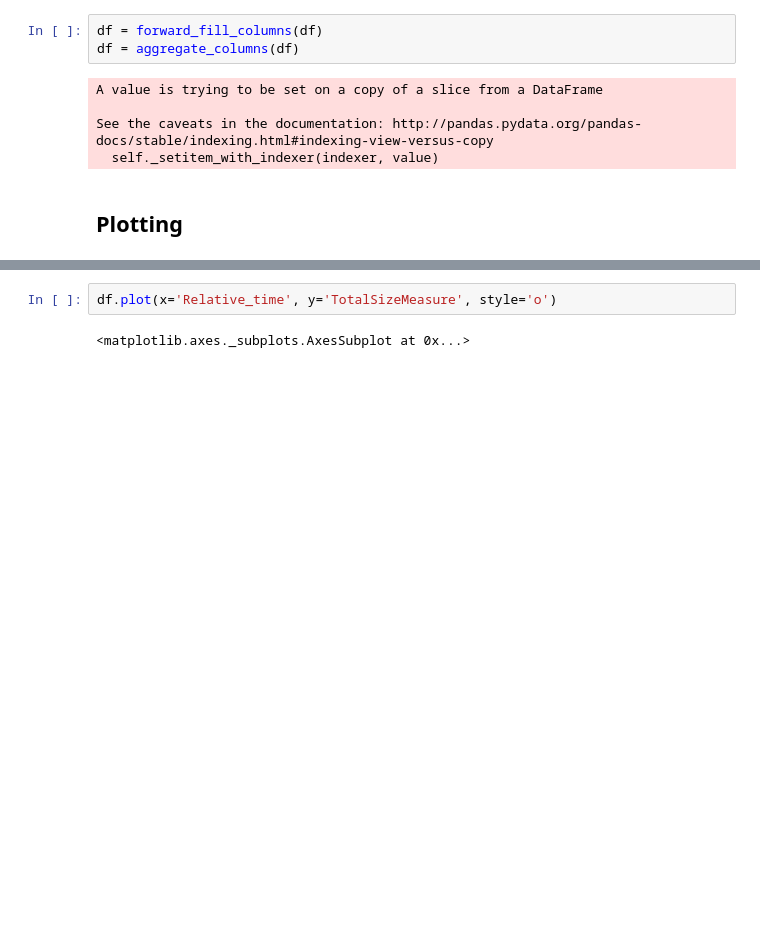
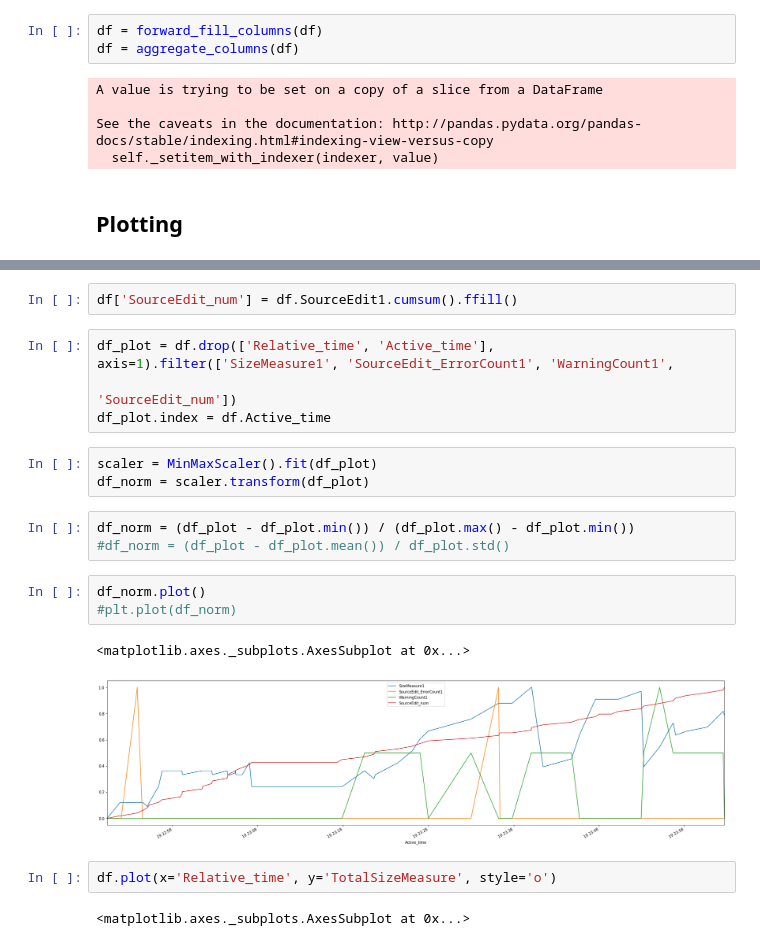
Before and after one commit to hermanmk/jexercise-data-analysis, a Jupyter notebook: Working with data.ipynb, the cells around one changed output, grey strips where cells are left out. Cells and saved outputs as stored; diff of their text form; blank space fills up the shorter version.

```diff
--- a/Working with data.ipynb
+++ b/Working with data.ipynb
@@ -117,3 +138,21 @@ df_plot.plot()
+# %%
+df['SourceEdit_num'] = df.SourceEdit1.cumsum().ffill()
+# %%
+df_plot = df.drop(['Relative_time', 'Active_time'], axis=1).filter(['SizeMeasure1', 'SourceEdit_ErrorCount1', 'WarningCount1',
+                                                                   'SourceEdit_num'])
+df_plot.index = df.Active_time
+# %%
+scaler = MinMaxScaler().fit(df_plot)
+df_norm = scaler.transform(df_plot)
+# %%
+df_norm = (df_plot - df_plot.min()) / (df_plot.max() - df_plot.min())
+#df_norm = (df_plot - df_plot.mean()) / df_plot.std()
+# %%
+df_norm.plot()
+#plt.plot(df_norm)
+# %% [output]
+<matplotlib.axes._subplots.AxesSubplot at 0x...>
+[figure, added]
 # %%
 df.plot(x='Relative_time', y='TotalSizeMeasure', style='o')
 # %% [output]
```
Also changed, not shown: parts of 20 cells of this notebook, 2 other files.
